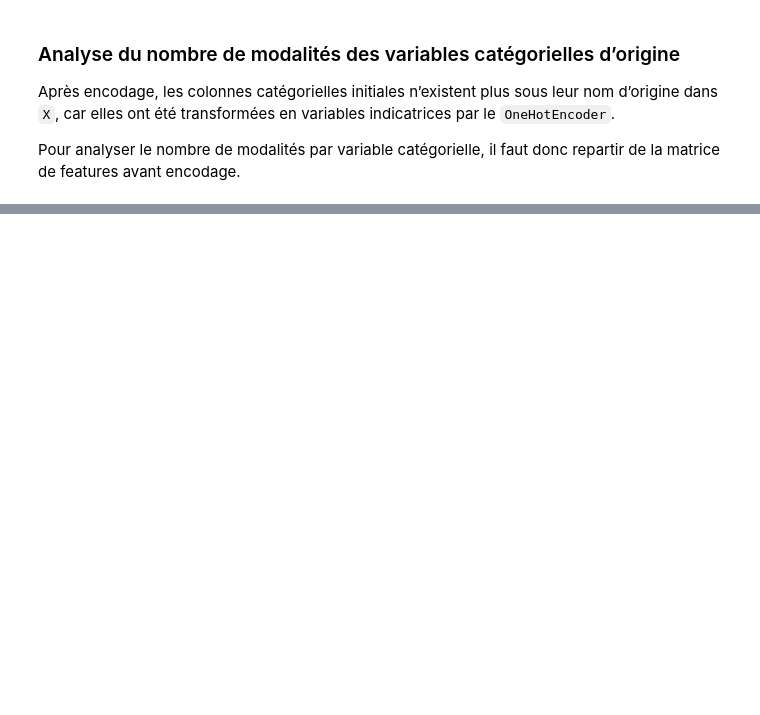
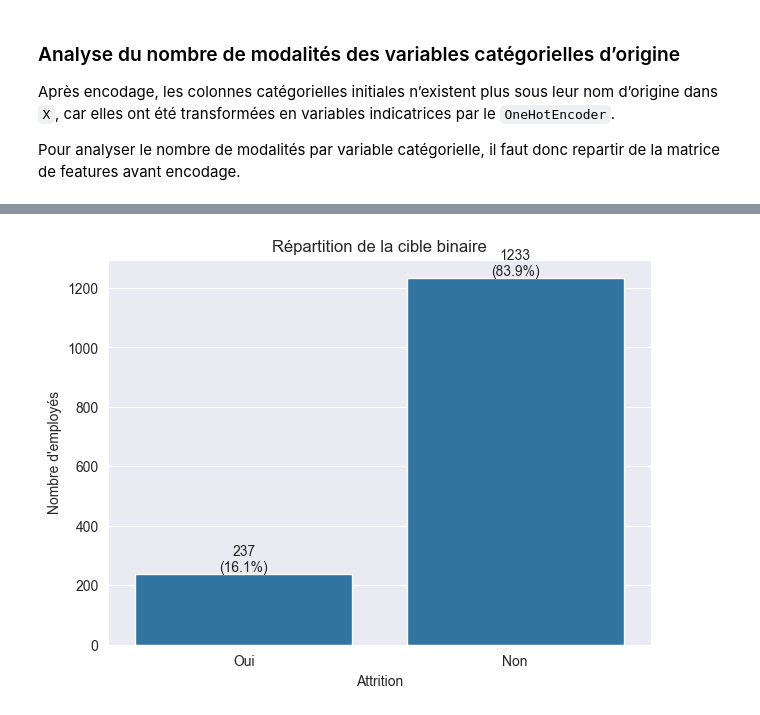
Before and after one commit to aaronsaintroch/P4_Classifiez_automatiquement_des_informations, a Jupyter notebook: notebooks/02_preparation_modelisation.ipynb, the cells around one changed output, grey strips where cells are left out. Saved outputs shown, nothing was run; the diff lists cells and outputs as text; code cells hidden in the pictures; blank space fills up the shorter version.

```diff
--- a/notebooks/02_preparation_modelisation.ipynb
+++ b/notebooks/02_preparation_modelisation.ipynb
@@ -593,0 +607,13 @@ Name: count, dtype: int64
+# %%
+X = build_feature_matrix(df_central)
+X_prepared = encode_features(X)
+X_reduced, dropped_corr_features = drop_highly_correlated_features(X_prepared, threshold=0.8)
+
+X = X_reduced.copy()
+y = build_target(df_central)
+
+print("Shape final de X :", X.shape)
+print("Shape final de y :", y.shape)
+print("NaN dans X :", X.isna().sum().sum())
+print("NaN dans y :", y.isna().sum())
+print(X.dtypes.value_counts())
@@ -593,0 +644,27 @@ Name: count, dtype: int64
+# %%
+import matplotlib.pyplot as plt
+import seaborn as sns
+import pandas as pd
+
+y_plot = y.map ({0: "Non", 1: "Oui"})
+
+plt.figure (figsize=(7, 5))
+ax = sns.countplot (x=y_plot)
+
+total = len (y_plot)
+for p in ax.patches:
+    count = int (p.get_height ( ))
+    percent = 100 * count / total
+    ax.annotate (
+        f"{count}\n({percent:.1f}%)",
+        (p.get_x ( ) + p.get_width ( ) / 2, p.get_height ( )),
+        ha="center",
+        va="bottom"
+    )
+
+plt.title ("Répartition de la cible binaire")
+plt.xlabel ("Attrition")
+plt.ylabel ("Nombre d'employés")
+plt.show ( )
+# %% [output]
+[figure, added]
```
Also changed, not shown: parts of 18 cells of this notebook, 1 other file.
